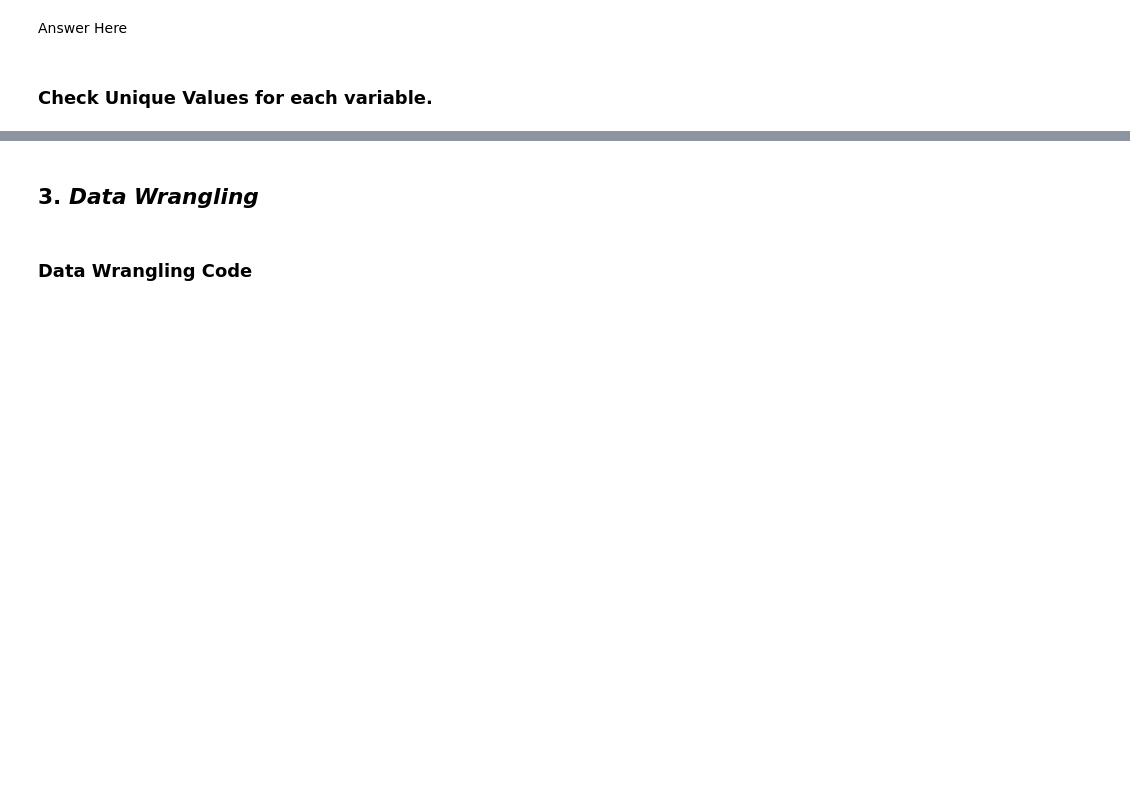
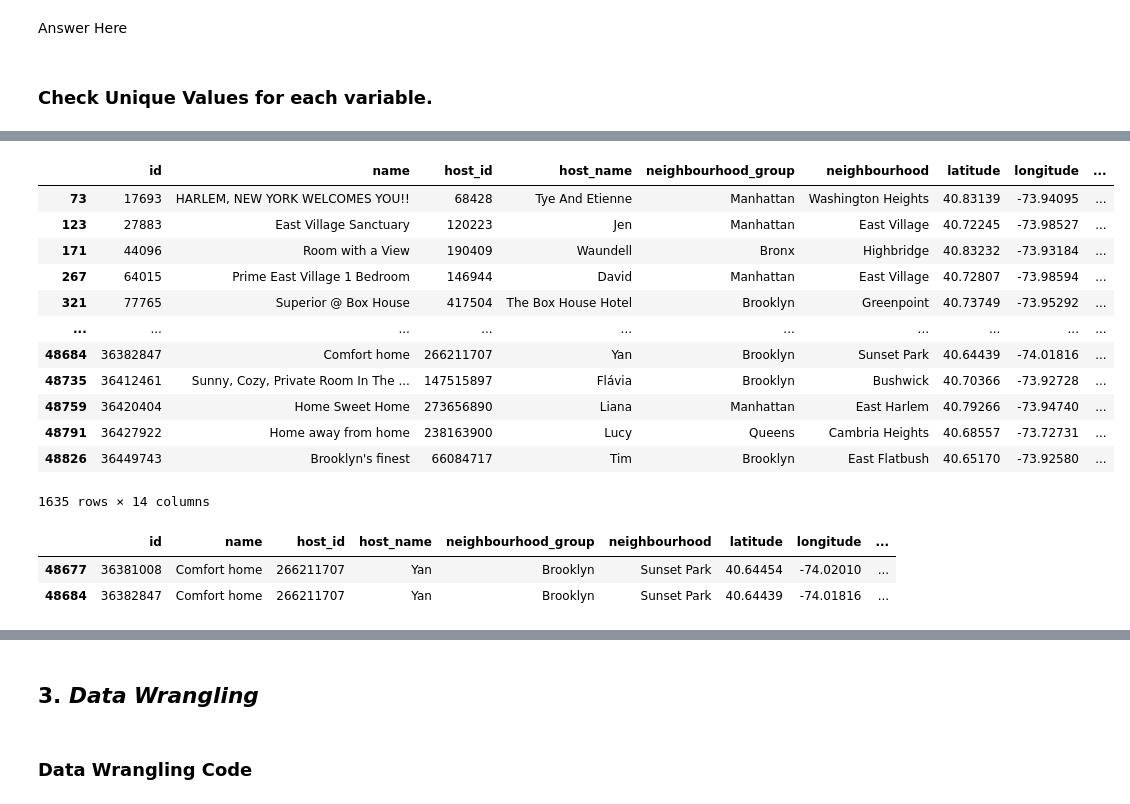
Before and after one commit to Kedar-P-Deshmukh/AirBnb_Booking_EDA_Project, a Jupyter notebook: AirBnb_EDA_Project_By_KedarDeshmukh.ipynb, the cells around one changed output, grey strips where cells are left out. Saved outputs shown, nothing was run; the diff lists cells and outputs as text; code cells hidden in the pictures; blank space fills up the shorter version.

Commit message:
Data Wrangaling

```diff
--- a/AirBnb_EDA_Project_By_KedarDeshmukh.ipynb
+++ b/AirBnb_EDA_Project_By_KedarDeshmukh.ipynb
@@ -211,0 +250,22 @@ Answer Here
+# %%
+airbnb_data.groupby("name").filter(lambda x: len(x) > 1)
+# %% [output]
+|  | id | name | host_id | host_name | neighbourhood_group | neighbourhood | latitude | longitude | ... |
+| 73 | 17693 | HARLEM, NEW YORK WELCOMES YOU!! | 68428 | Tye And Etienne | Manhattan | Washington Heights | 40.83139 | -73.94095 | ... |
+| 123 | 27883 | East Village Sanctuary | 120223 | Jen | Manhattan | East Village | 40.72245 | -73.98527 | ... |
+| 171 | 44096 | Room with a View | 190409 | Waundell | Bronx | Highbridge | 40.83232 | -73.93184 | ... |
+| 267 | 64015 | Prime East Village 1 Bedroom | 146944 | David | Manhattan | East Village | 40.72807 | -73.98594 | ... |
+| 321 | 77765 | Superior @ Box House | 417504 | The Box House Hotel | Brooklyn | Greenpoint | 40.73749 | -73.95292 | ... |
+| ... | ... | ... | ... | ... | ... | ... | ... | ... | ... |
+| 48684 | 36382847 | Comfort home | 266211707 | Yan | Brooklyn | Sunset Park | 40.64439 | -74.01816 | ... |
+| 48735 | 36412461 | Sunny, Cozy, Private Room In The ... | 147515897 | Flávia | Brooklyn | Bushwick | 40.70366 | -73.92728 | ... |
+| 48759 | 36420404 | Home Sweet Home | 273656890 | Liana | Manhattan | East Harlem | 40.79266 | -73.94740 | ... |
+| 48791 | 36427922 | Home away from home | 238163900 | Lucy | Queens | Cambria Heights | 40.68557 | -73.72731 | ... |
+| 48826 | 36449743 | Brooklyn's finest | 66084717 | Tim | Brooklyn | East Flatbush | 40.65170 | -73.92580 | ... |
+1635 rows × 14 columns
+# %%
+airbnb_data.loc[airbnb_data['name']=='Comfort home']
+# %% [output]
+|  | id | name | host_id | host_name | neighbourhood_group | neighbourhood | latitude | longitude | ... |
+| 48677 | 36381008 | Comfort home | 266211707 | Yan | Brooklyn | Sunset Park | 40.64454 | -74.02010 | ... |
+| 48684 | 36382847 | Comfort home | 266211707 | Yan | Brooklyn | Sunset Park | 40.64439 | -74.01816 | ... |
```
Also changed, not shown: parts of 15 cells of this notebook.
